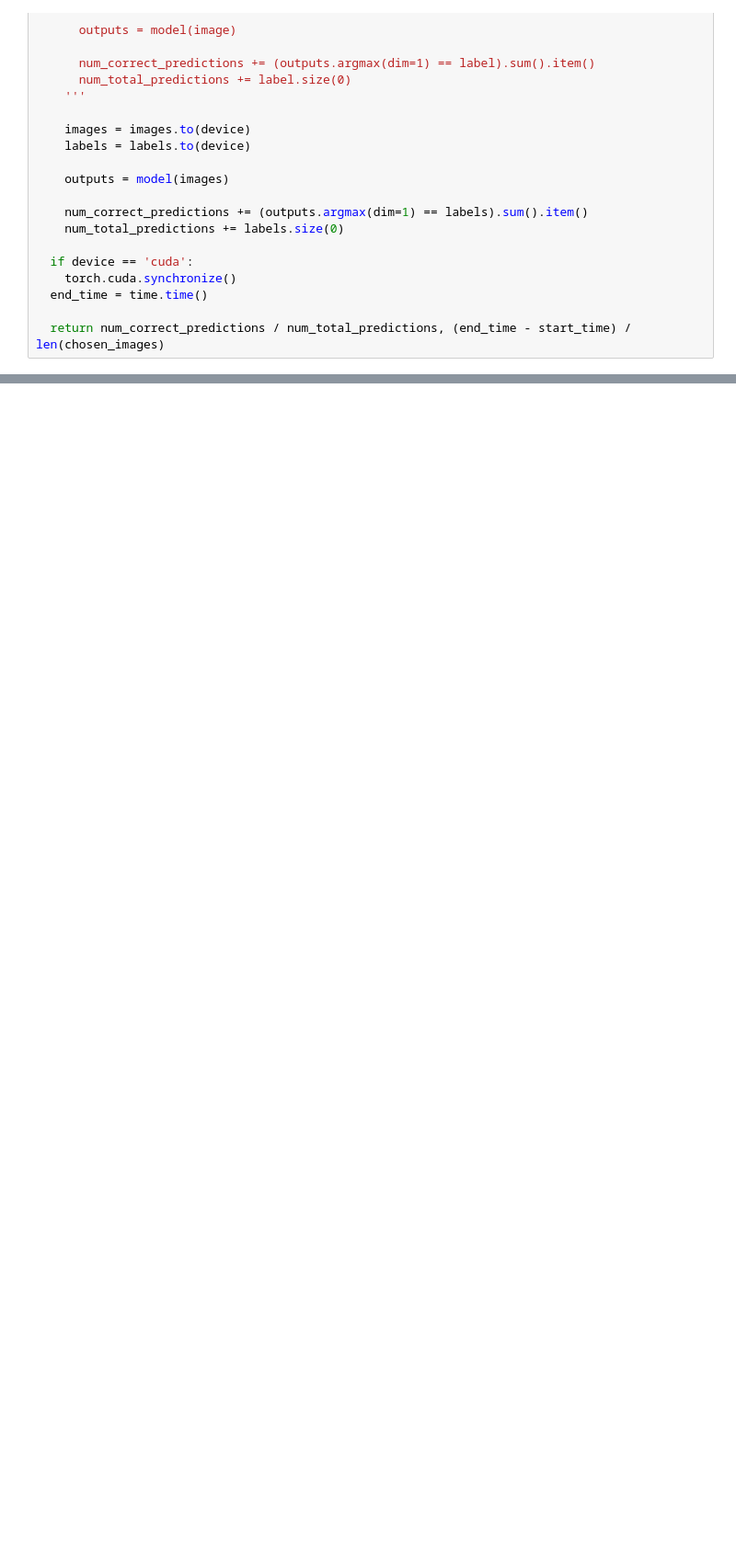
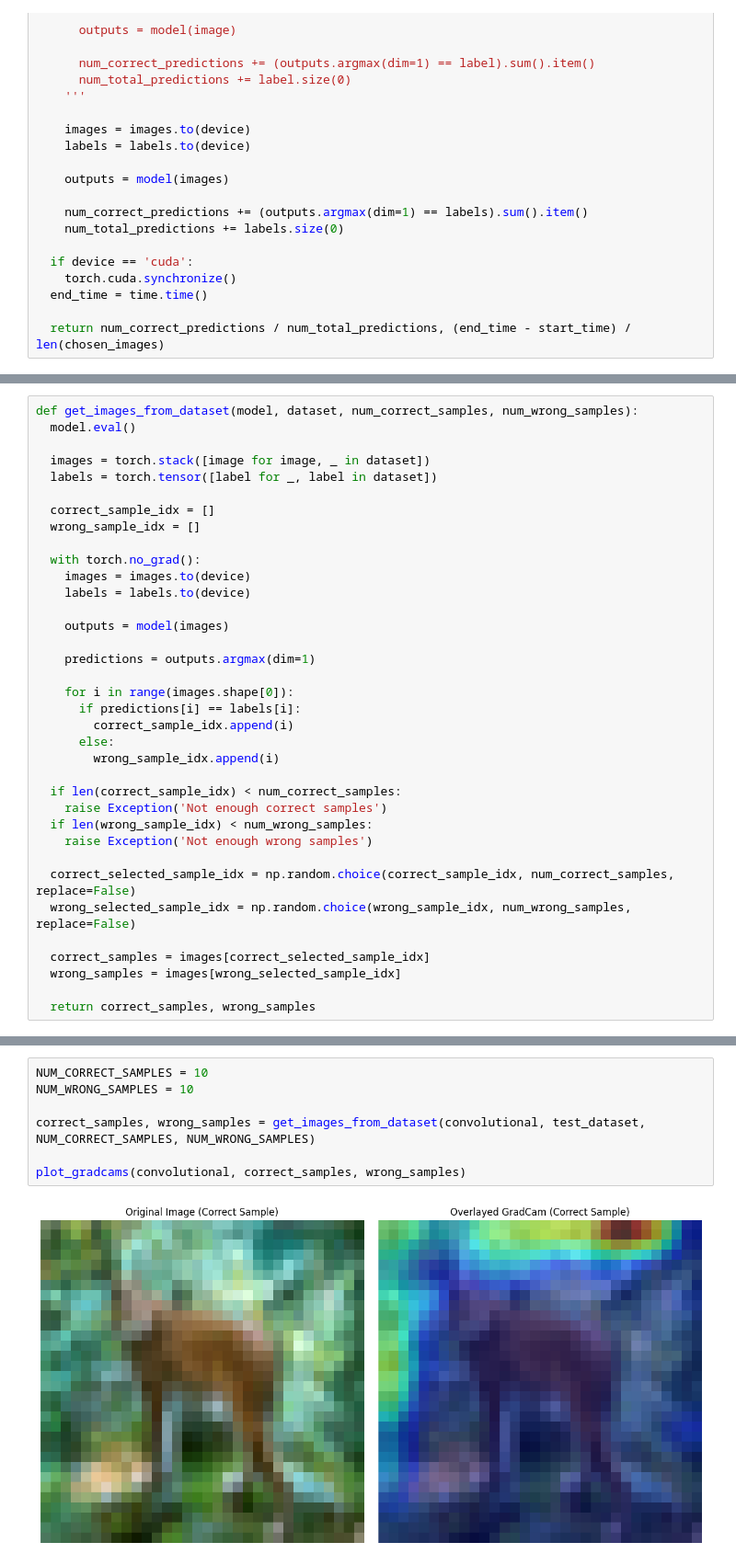
Before and after one commit to Razvan48/Teme-Deep-Learning-DL, a Jupyter notebook: Tema-2/Tema_2.ipynb, the cells around one changed output, grey strips where cells are left out. Shown at 92% size. Drawn from its saved outputs; the diff is of its cells as text; blank space fills up the shorter version.

```diff
--- a/Tema-2/Tema_2.ipynb
+++ b/Tema-2/Tema_2.ipynb
@@ -371,0 +499,36 @@ Time Ratio: 196.51883658753948
+# %%
+def get_images_from_dataset(model, dataset, num_correct_samples, num_wrong_samples):
+  model.eval()
+
+  images = torch.stack([image for image, _ in dataset])
+  labels = torch.tensor([label for _, label in dataset])
+
+  correct_sample_idx = []
+  wrong_sample_idx = []
+
+  with torch.no_grad():
+    images = images.to(device)
+    labels = labels.to(device)
+
+    outputs = model(images)
+
+    predictions = outputs.argmax(dim=1)
+
+    for i in range(images.shape[0]):
+      if predictions[i] == labels[i]:
+        correct_sample_idx.append(i)
+      else:
+        wrong_sample_idx.append(i)
+
+  if len(correct_sample_idx) < num_correct_samples:
+    raise Exception('Not enough correct samples')
+  if len(wrong_sample_idx) < num_wrong_samples:
+    raise Exception('Not enough wrong samples')
+
+  correct_selected_sample_idx = np.random.choice(correct_sample_idx, num_correct_samples, replace=False)
+  wrong_selected_sample_idx = np.random.choice(wrong_sample_idx, num_wrong_samples, replace=False)
+
+  correct_samples = images[correct_selected_sample_idx]
+  wrong_samples = images[wrong_selected_sample_idx]
+
+  return correct_samples, wrong_samples
@@ -371,0 +586,9 @@ Time Ratio: 196.51883658753948
+# %%
+NUM_CORRECT_SAMPLES = 10
+NUM_WRONG_SAMPLES = 10
+
+correct_samples, wrong_samples = get_images_from_dataset(convolutional, test_dataset, NUM_CORRECT_SAMPLES, NUM_WRONG_SAMPLES)
+
+plot_gradcams(convolutional, correct_samples, wrong_samples)
+# %% [output]
+[figure, added]
```
Also changed, not shown: parts of 13 cells of this notebook, 1 other file.
